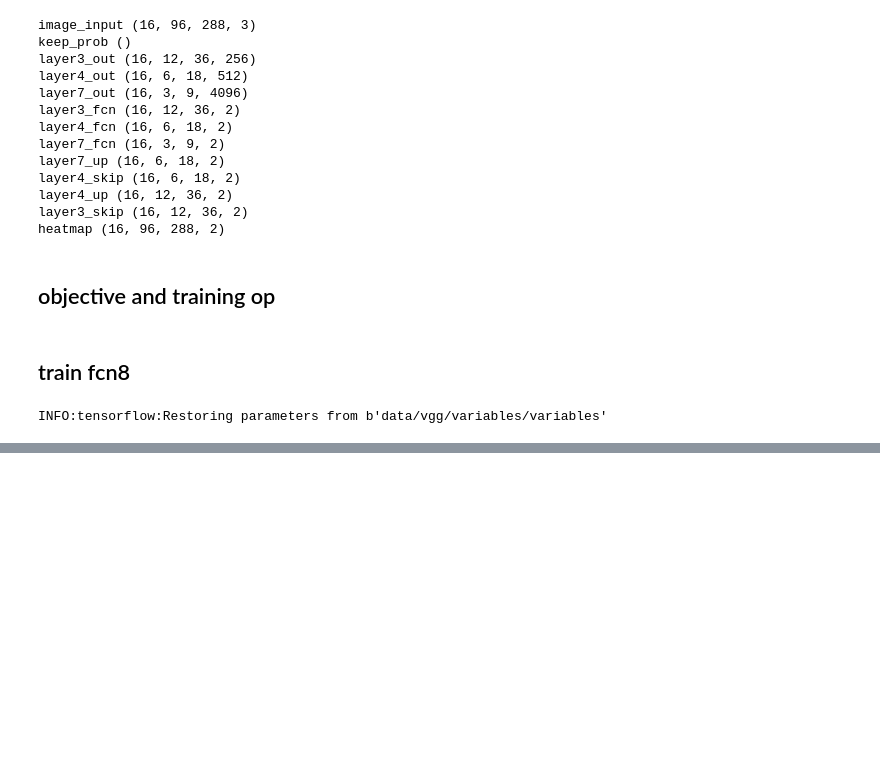
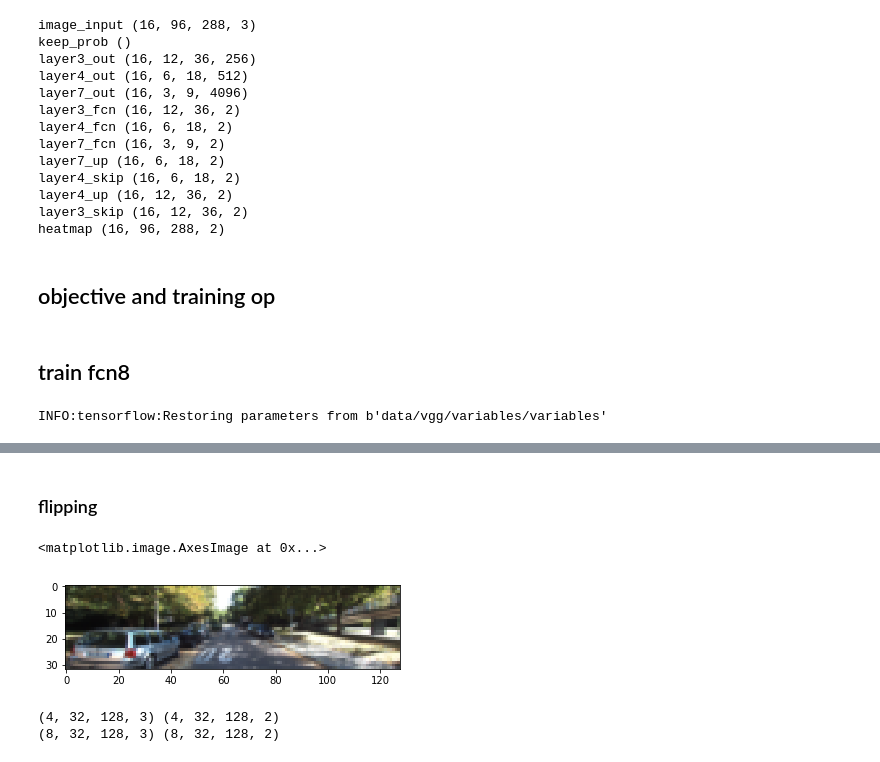
Before and after one commit to dolaameng/CarND-Semantic-Segmentation, a Jupyter notebook: notes.ipynb, the cells around one changed output, grey strips where cells are left out. Saved outputs shown, nothing was run; the diff lists cells and outputs as text; code cells hidden in the pictures; blank space fills up the shorter version.

```diff
--- a/notes.ipynb
+++ b/notes.ipynb
@@ -183,0 +218,8 @@ sess.close()
+# %% [markdown]
+### flipping
+# %%
+flipped_img = img[:,::-1, ...]
+plt.imshow(flipped_img)
+# %% [output]
+<matplotlib.image.AxesImage at 0x...>
+[figure, added]
@@ -183,0 +236,6 @@ sess.close()
+# %%
+print(imgs.shape, gt_imgs.shape)
+print(aug_images.shape, aug_gt_images.shape)
+# %% [output]
+(4, 32, 128, 3) (4, 32, 128, 2)
+(8, 32, 128, 3) (8, 32, 128, 2)
```
Also changed, not shown: parts of 14 cells of this notebook, 2 other files.
